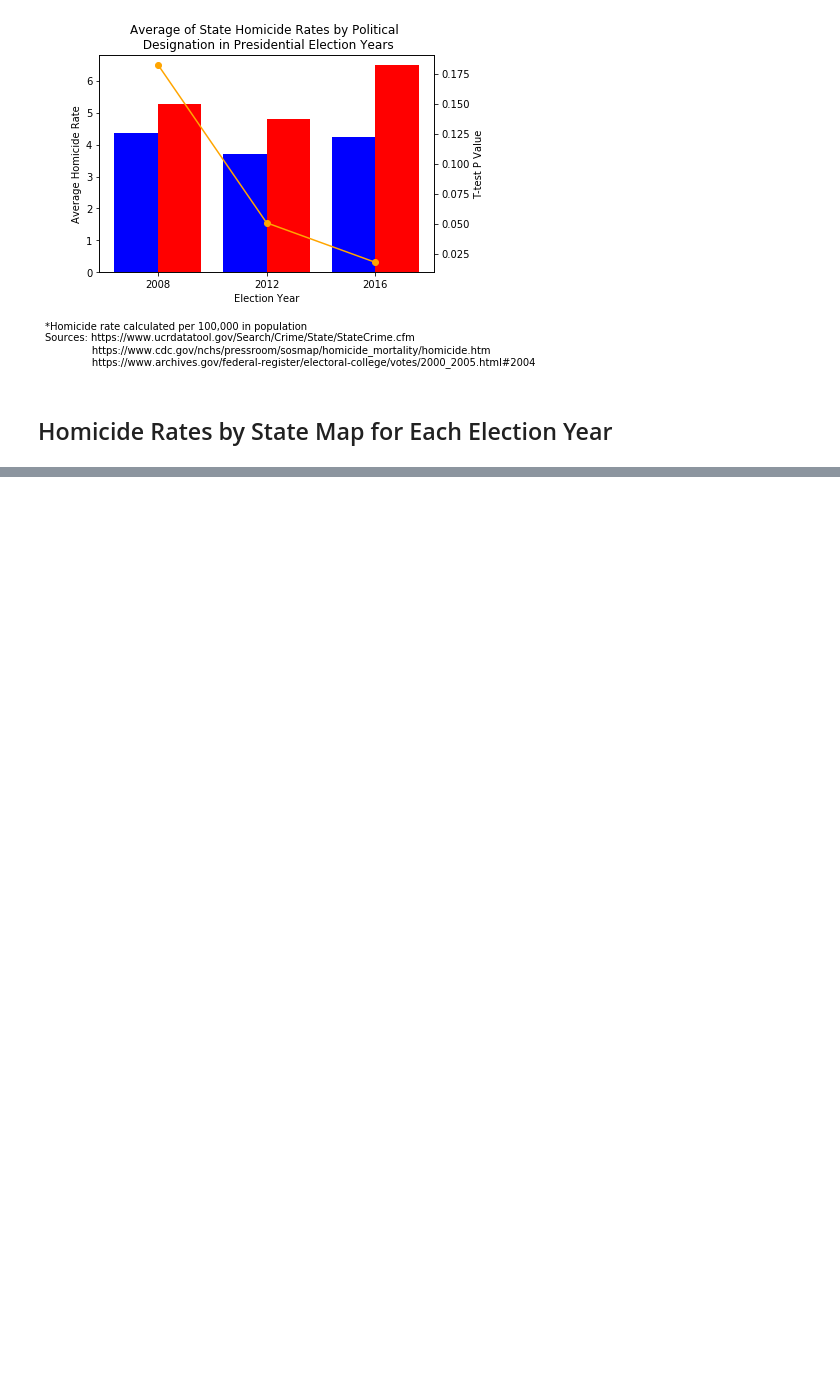
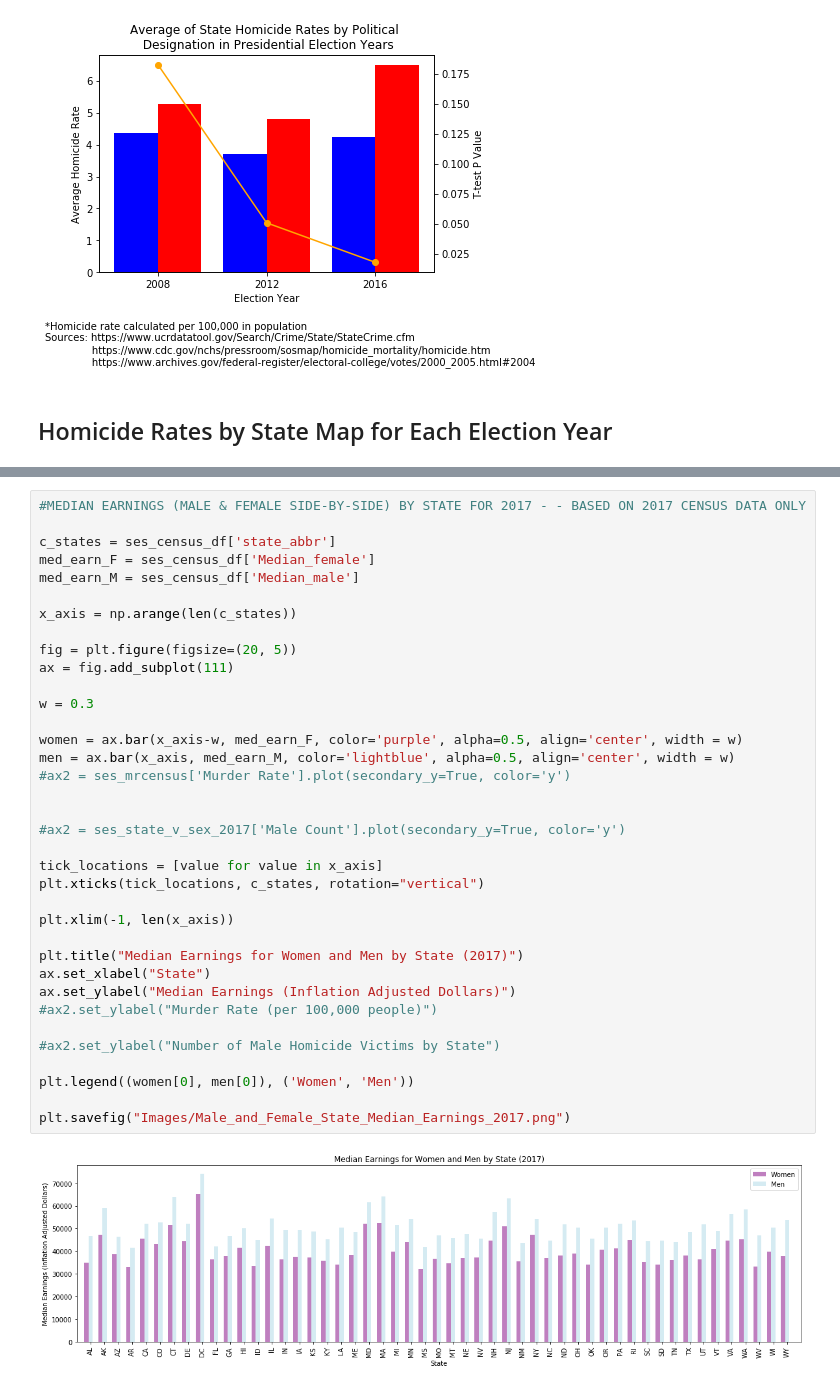
Before and after one commit to stace2775/07-Group_Project_1, a Jupyter notebook: GROUP_2_DATA_EXPLORATION_AND_CLEANUP.ipynb, the cells around one changed output, grey strips where cells are left out. Saved outputs shown, nothing was run; the diff lists cells and outputs as text; blank space fills up the shorter version.

```diff
--- a/GROUP_2_DATA_EXPLORATION_AND_CLEANUP.ipynb
+++ b/GROUP_2_DATA_EXPLORATION_AND_CLEANUP.ipynb
@@ -1231,0 +1341,38 @@ fig
+# %%
+#MEDIAN EARNINGS (MALE & FEMALE SIDE-BY-SIDE) BY STATE FOR 2017 - - BASED ON 2017 CENSUS DATA ONLY
+
+c_states = ses_census_df['state_abbr']
+med_earn_F = ses_census_df['Median_female']
+med_earn_M = ses_census_df['Median_male']
+
+x_axis = np.arange(len(c_states))
+
+fig = plt.figure(figsize=(20, 5))
+ax = fig.add_subplot(111)
+
+w = 0.3
+
+women = ax.bar(x_axis-w, med_earn_F, color='purple', alpha=0.5, align='center', width = w)
+men = ax.bar(x_axis, med_earn_M, color='lightblue', alpha=0.5, align='center', width = w)
+#ax2 = ses_mrcensus['Murder Rate'].plot(secondary_y=True, color='y')
+
+
+#ax2 = ses_state_v_sex_2017['Male Count'].plot(secondary_y=True, color='y')
+
+tick_locations = [value for value in x_axis]
+plt.xticks(tick_locations, c_states, rotation="vertical")
+
+plt.xlim(-1, len(x_axis))
+
+plt.title("Median Earnings for Women and Men by State (2017)")
+ax.set_xlabel("State")
+ax.set_ylabel("Median Earnings (Inflation Adjusted Dollars)")
+#ax2.set_ylabel("Murder Rate (per 100,000 people)")
+
+#ax2.set_ylabel("Number of Male Homicide Victims by State")
+
+plt.legend((women[0], men[0]), ('Women', 'Men'))
+
+plt.savefig("Images/Male_and_Female_State_Median_Earnings_2017.png")
+# %% [output]
+[figure, added]
```
Also changed, not shown: parts of 11 cells of this notebook, 5 other files.
